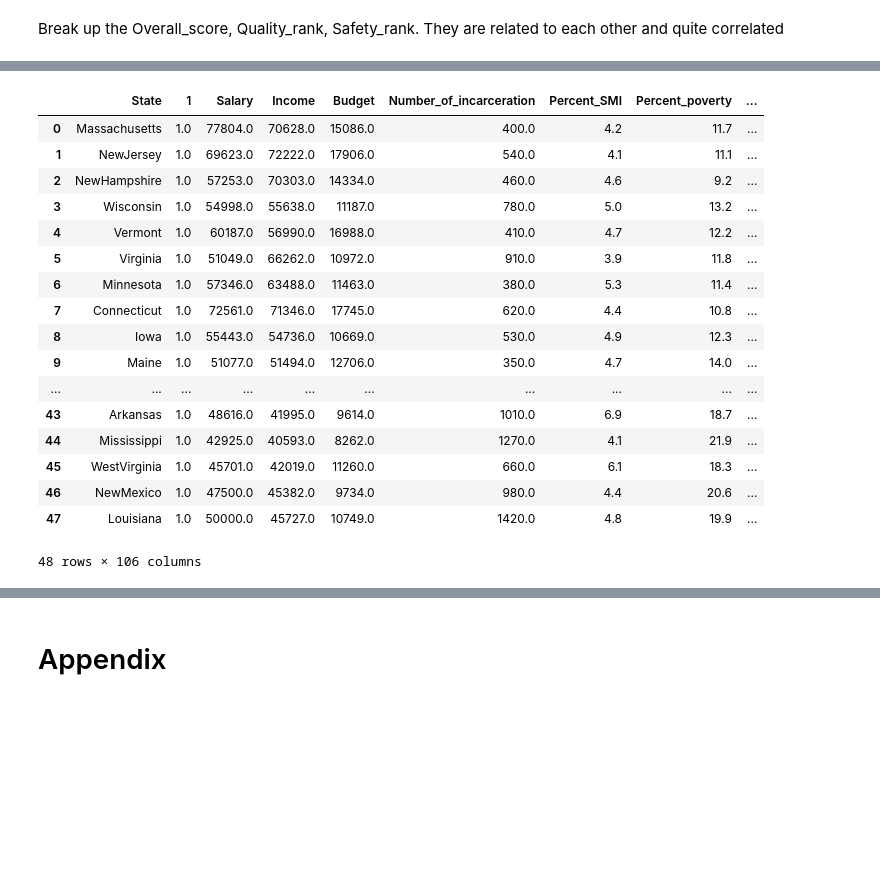
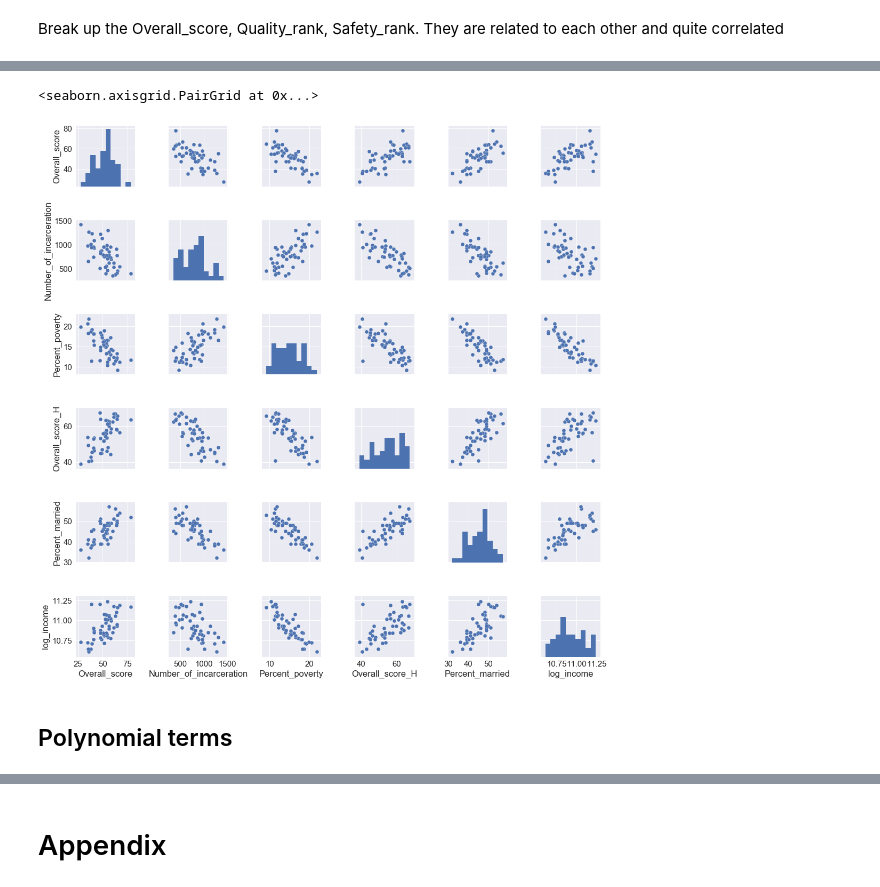
Before and after one commit to amycurneen/Metis-Curneen, a Jupyter notebook: Project 2/Data manipulation.ipynb, the cells around one changed output, grey strips where cells are left out. Saved outputs shown, nothing was run; the diff lists cells and outputs as text; code cells hidden in the pictures; blank space fills up the shorter version.

```diff
--- a/Project 2/Data manipulation.ipynb
+++ b/Project 2/Data manipulation.ipynb
@@ -81,29 +89,19 @@ df_safety_rank = df_safety_rank.set_index('State')
+# %%
+sns.set(font_scale=1.5)
+sns.pairplot(df_overall_score)
+# %% [output]
+<seaborn.axisgrid.PairGrid at 0x...>
+[figure, added]
+# %% [markdown]
+## Polynomial terms
 # %%
 # test poly interactions and relationships with overall score
 
 p = PolynomialFeatures(degree=2).fit(df_overall_score.drop('Overall_score',1))
-features = pd.DataFrame(p.transform(df_overall_score.drop('Overall_score',1)), index = df_overall_score.index, columns=p.get_feature_names(df_overall_score.drop('Overall_score',1).columns))
+features = pd.DataFrame(p.transform(df_overall_score.drop('Overall_score',1)),
+                        index = df_overall_score.index,
+                        columns=p.get_feature_names(df_overall_score.drop('Overall_score',1).columns))
 features = features.reset_index(level=0)
 features.rename(columns = {'index' : 'State'}, inplace = True)
-features
-# %% [output]
-|  | State | 1 | Salary | Income | Budget | Number_of_incarceration | Percent_SMI | Percent_poverty | ... |
-| 0 | Massachusetts | 1.0 | 77804.0 | 70628.0 | 15086.0 | 400.0 | 4.2 | 11.7 | ... |
-| 1 | NewJersey | 1.0 | 69623.0 | 72222.0 | 17906.0 | 540.0 | 4.1 | 11.1 | ... |
-| 2 | NewHampshire | 1.0 | 57253.0 | 70303.0 | 14334.0 | 460.0 | 4.6 | 9.2 | ... |
-| 3 | Wisconsin | 1.0 | 54998.0 | 55638.0 | 11187.0 | 780.0 | 5.0 | 13.2 | ... |
-| 4 | Vermont | 1.0 | 60187.0 | 56990.0 | 16988.0 | 410.0 | 4.7 | 12.2 | ... |
-| 5 | Virginia | 1.0 | 51049.0 | 66262.0 | 10972.0 | 910.0 | 3.9 | 11.8 | ... |
-| 6 | Minnesota | 1.0 | 57346.0 | 63488.0 | 11463.0 | 380.0 | 5.3 | 11.4 | ... |
-| 7 | Connecticut | 1.0 | 72561.0 | 71346.0 | 17745.0 | 620.0 | 4.4 | 10.8 | ... |
-| 8 | Iowa | 1.0 | 55443.0 | 54736.0 | 10669.0 | 530.0 | 4.9 | 12.3 | ... |
-| 9 | Maine | 1.0 | 51077.0 | 51494.0 | 12706.0 | 350.0 | 4.7 | 14.0 | ... |
-| ... | ... | ... | ... | ... | ... | ... | ... | ... | ... |
-| 43 | Arkansas | 1.0 | 48616.0 | 41995.0 | 9614.0 | 1010.0 | 6.9 | 18.7 | ... |
-| 44 | Mississippi | 1.0 | 42925.0 | 40593.0 | 8262.0 | 1270.0 | 4.1 | 21.9 | ... |
-| 45 | WestVirginia | 1.0 | 45701.0 | 42019.0 | 11260.0 | 660.0 | 6.1 | 18.3 | ... |
-| 46 | NewMexico | 1.0 | 47500.0 | 45382.0 | 9734.0 | 980.0 | 4.4 | 20.6 | ... |
-| 47 | Louisiana | 1.0 | 50000.0 | 45727.0 | 10749.0 | 1420.0 | 4.8 | 19.9 | ... |
-48 rows × 106 columns
 # %%
 features = pd.merge(features,df[['Overall_score','State']],on='State')
```
Also changed, not shown: parts of 27 cells of this notebook, 1 other file.
